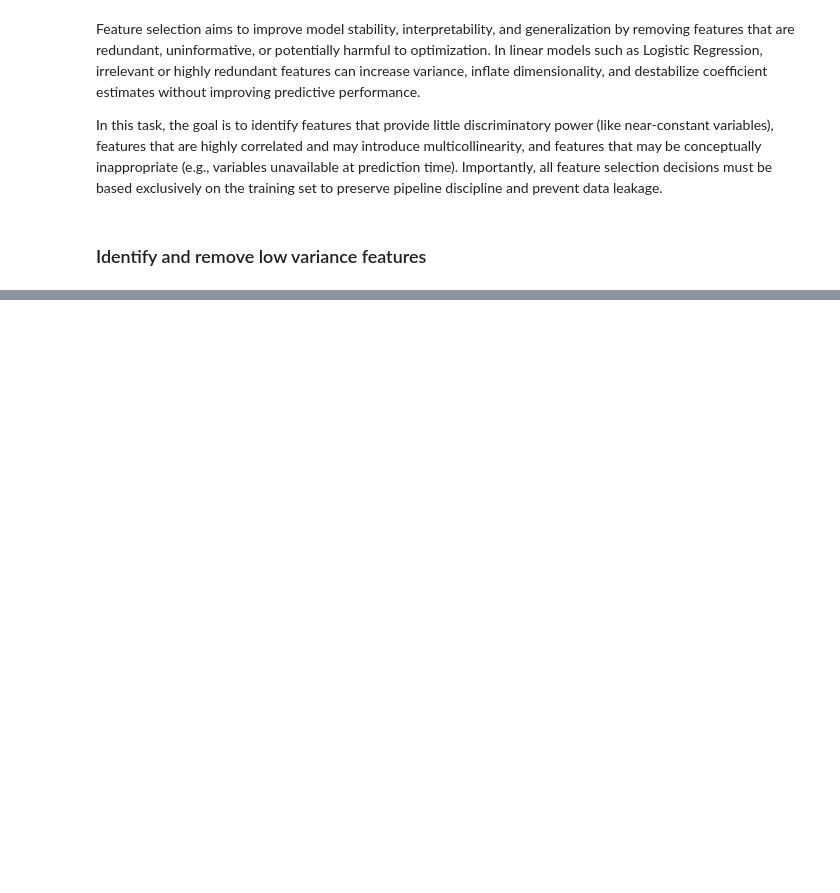
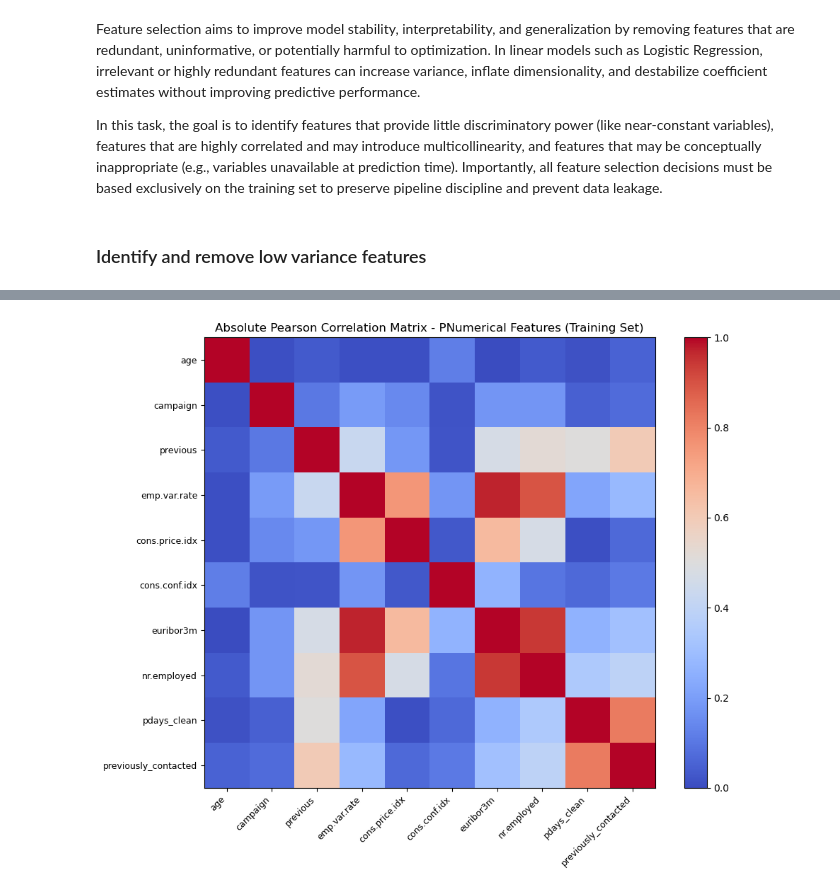
Before and after one commit to liglesias1/ML-Fundamentals-2026, a Jupyter notebook: assignment_1_Lara_Iglesias.ipynb, the cells around one changed output, grey strips where cells are left out. Drawn from its saved outputs; the diff is of its cells as text; code cells hidden in the pictures; blank space fills up the shorter version.

Commit message:
Task 7: Feature selection

```diff
--- a/assignment_1_Lara_Iglesias.ipynb
+++ b/assignment_1_Lara_Iglesias.ipynb
@@ -1197,0 +1235,18 @@ This threshold is chosen to identify features that are almost constant across th
+# %%
+# Apply variance threshold of 0.01
+variance_threshold = 0.01
+low_variance_features = train_variances[train_variances < variance_threshold].index.tolist()
+
+print(f"Number of features below variance threshold ({variance_threshold}):", len(low_variance_features))
+print("\nFeatures removed due to low variance:")
+print(low_variance_features)
+
+# Remove low variance features from all splits
+X_train_fs = X_train_processed.drop(columns=low_variance_features)
+X_val_fs   = X_val_processed.drop(columns=low_variance_features)
+X_test_fs  = X_test_processed.drop(columns=low_variance_features)
+
+print("\nShape after low-variance removal:")
+print("X_train_fs:", X_train_fs.shape)
+print("X_val_fs:  ", X_val_fs.shape)
+print("X_test_fs: ", X_test_fs.shape)
@@ -1197,0 +1277,21 @@ This threshold is chosen to identify features that are almost constant across th
+# %%
+import matplotlib.pyplot as plt
+import numpy as np
+
+# Select only numerical features from the training set for correlation analysis
+numerical_cols = scale_numeric_vars + binary_numeric_vars
+corr_matrix = X_train_fs[numerical_cols].corr().abs()
+
+# Plot heatmap
+fig, ax = plt.subplots(figsize=(10, 8))
+im = ax.imshow(corr_matrix, cmap="coolwarm", vmin=0, vmax=1)
+plt.colorbar(im, ax=ax)
+ax.set_xticks(range(len(numerical_cols)))
+ax.set_yticks(range(len(numerical_cols)))
+ax.set_xticklabels(numerical_cols, rotation=45, ha="right", fontsize=9)
+ax.set_yticklabels(numerical_cols, fontsize=9)
+ax.set_title("Absolute Pearson Correlation Matrix - PNumerical Features (Training Set)")
+plt.tight_layout()
+plt.show()
+# %% [output]
+[figure, added]
```
Also changed, not shown: parts of 19 cells of this notebook.
